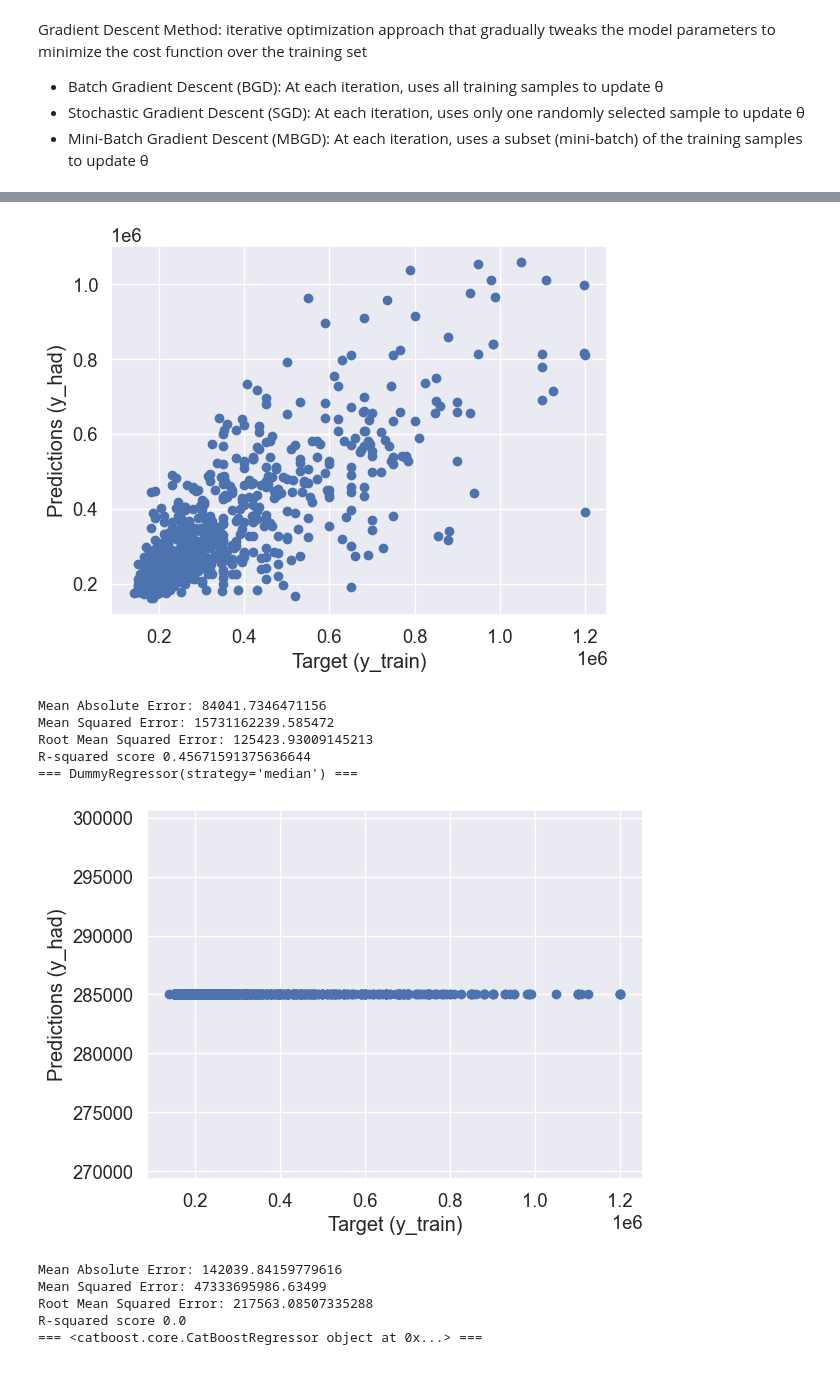
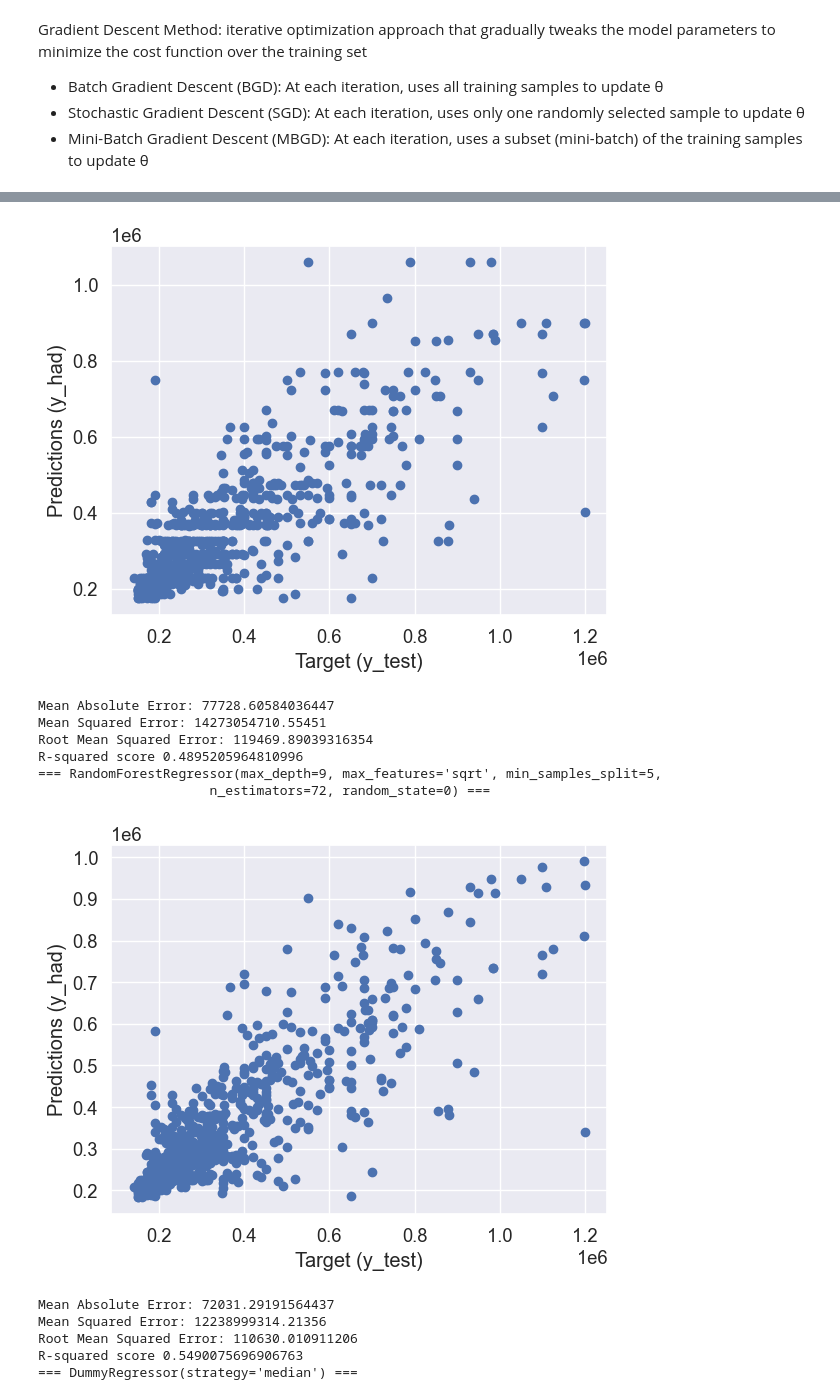
Before and after one commit to lucaszbianchi/data-analysis-projects, a Jupyter notebook: Find-a-place/model.ipynb, the cells around one changed output, grey strips where cells are left out. Saved outputs shown, nothing was run; the diff lists cells and outputs as text; code cells hidden in the pictures.

```diff
--- a/Find-a-place/model.ipynb
+++ b/Find-a-place/model.ipynb
@@ -846,7 +849,7 @@ OrderedDict({'max_depth': 24, 'min_samples_leaf': 3, 'min_samples_split': 22})
 from sklearn.tree import DecisionTreeRegressor
 
 # Inicializar o modelo Decision Tree
-tree_model = DecisionTreeRegressor(max_depth= 19, min_samples_leaf= 15, min_samples_split= 18,random_state=0)
+tree_model = DecisionTreeRegressor(max_depth= 8, min_samples_leaf= 8, min_samples_split= 22,random_state=0)
 
 # Treinar o modelo
 tree_model.fit(X_train, y_train)
@@ -864,16 +934,16 @@ MSE: 12614777441.441656
 # %%
-from sklearn.tree import DecisionTreeRegressor
+from sklearn.ensemble import RandomForestRegressor
 
 # Inicializar o modelo Decision Tree
-tree_model = DecisionTreeRegressor(max_depth= 19, min_samples_leaf= 15, min_samples_split= 18,random_state=0)
+RF_model = RandomForestRegressor(bootstrap=True,max_depth=14,max_features='sqrt',min_samples_leaf=1,min_samples_split=5,n_estimators=72,random_state=0)
 
 # Treinar o modelo
-tree_model.fit(X_train, y_train)
+RF_model.fit(X_train, y_train)
 
 # Avaliar o modelo
-mae, mse = cross_validate_metrics(tree_model, X_train, y_train)
+mae, mse = cross_validate_metrics(RF_model, X_train, y_train)
 
-print("Métricas do modelo Decision Tree:")
+print("Métricas do modelo Random Forest Regressor:")
 print("MAE:", mae)
 print("MSE:", mse)
 # %% [output]
@@ -882,0 +994,12 @@ MSE: 12614777441.441656
+# %%
+CBR_model = CatBoostRegressor(border_count=32,depth=4,iterations=70,l2_leaf_reg=4,learning_rate=0.4,random_state=0)
+
+# Treinar o modelo
+CBR_model.fit(X_train, y_train)
+
+# Avaliar o modelo
+mae, mse = cross_validate_metrics(CBR_model, X_train, y_train)
+
+print("Métricas do modelo Random Forest Regressor:")
+print("MAE:", mae)
+print("MSE:", mse)
@@ -883,25 +1026,27 @@ MSE: 12614777441.441656
 # %%
 from sklearn import metrics
 import numpy as np
-from sklearn.linear_model import LinearRegression
+from sklearn.linear_model import Ridge
 from sklearn.ensemble import RandomForestRegressor
 from catboost import CatBoostRegressor
 from lightgbm import LGBMRegressor
 from sklearn.dummy import DummyRegressor
 
-model_list = [ LinearRegression(),
-               RandomForestRegressor(),
+model_list = [ Ridge(alpha=56),
+               DecisionTreeRegressor(max_depth= 8, min_samples_leaf = 8, min_samples_split = 22),
+               RandomForestRegressor(bootstrap=True,max_depth=9,max_features='sqrt',min_samples_leaf=1,min_samples_split=5,n_estimators=72,random_state=0),
                DummyRegressor(strategy="median"),
-               CatBoostRegressor(verbose=False),
+               CatBoostRegressor(border_count=32,depth=4,iterations=70,l2_leaf_reg=4,learning_rate=0.4,random_state=0,verbose=False),
                LGBMRegressor()
               ]
 
 for m in model_list:
     print("===", m, "===")
+    # if m == Ridge(alpha=56):  m.fit(X_train_standard, y_train)
     m.fit(X_train, y_train)
     y_hat = m.predict(X_test)
     plt.scatter(y_test, y_hat)
-    plt.xlabel('Target (y_train)')
+    plt.xlabel('Target (y_test)')
     plt.ylabel('Predictions (y_had)')
     plt.show()
     print("Mean Absolute Error:", metrics.mean_absolute_error(y_hat, y_test))
@@ -919,12 +1064,13 @@ R-squared score 0.24354255085977938
-[figure, old version]
+[figure, new version]
-Mean Absolute Error: 84041.7346471156
-Mean Squared Error: 15731162239.585472
-Root Mean Squared Error: 125423.93009145213
-R-squared score 0.45671591375636644
-=== DummyRegressor(strategy='median') ===
+Mean Absolute Error: 77728.60584036447
+Mean Squared Error: 14273054710.55451
+Root Mean Squared Error: 119469.89039316354
+R-squared score 0.4895205964810996
+=== RandomForestRegressor(max_depth=9, max_features='sqrt', min_samples_split=5,
+                      n_estimators=72, random_state=0) ===
-[figure, old version]
+[figure, new version]
-Mean Absolute Error: 142039.84159779616
-Mean Squared Error: 47333695986.63499
-Root Mean Squared Error: 217563.08507335288
-R-squared score 0.0
-=== <catboost.core.CatBoostRegressor object at 0x...> ===
+Mean Absolute Error: 72031.29191564437
+Mean Squared Error: 12238999314.21356
+Root Mean Squared Error: 110630.010911206
+R-squared score 0.5490075696906763
+=== DummyRegressor(strategy='median') ===
```
Also changed, not shown: parts of 24 cells of this notebook, 41 other files.
